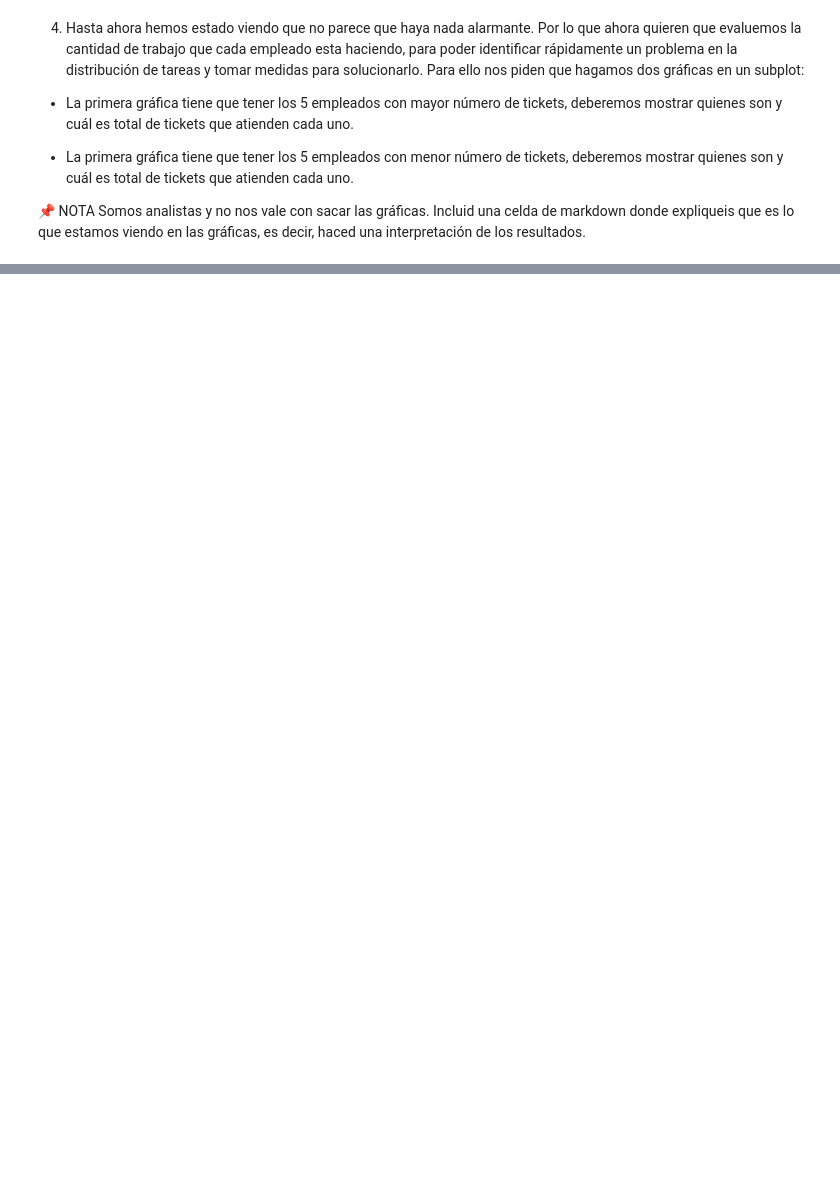
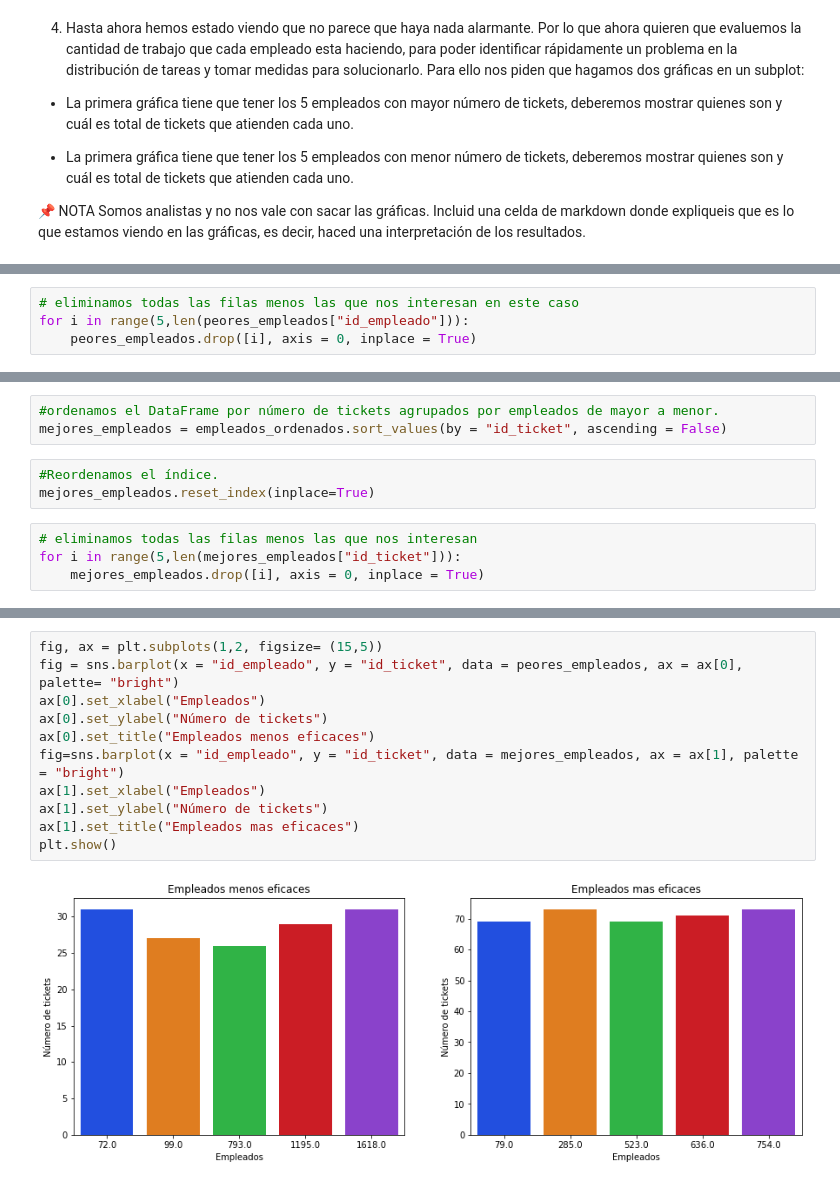
Before and after one commit to Adalab/promo-d-da-modulo2-sprint1-cristina-lidya, a Jupyter notebook: visualizacion/visualización_seaborn-leccion3.ipynb, the cells around one changed output, grey strips where cells are left out. Cells and saved outputs as stored; diff of their text form; blank space fills up the shorter version.

```diff
--- a/visualizacion/visualización_seaborn-leccion3.ipynb
+++ b/visualizacion/visualización_seaborn-leccion3.ipynb
@@ -180,0 +196,4 @@ plt.show()
+# %%
+# eliminamos todas las filas menos las que nos interesan en este caso
+for i in range(5,len(peores_empleados["id_empleado"])):
+    peores_empleados.drop([i], axis = 0, inplace = True)
@@ -180,0 +210,10 @@ plt.show()
+# %%
+#ordenamos el DataFrame por número de tickets agrupados por empleados de mayor a menor.
+mejores_empleados = empleados_ordenados.sort_values(by = "id_ticket", ascending = False)
+# %%
+#Reordenamos el índice.
+mejores_empleados.reset_index(inplace=True)
+# %%
+# eliminamos todas las filas menos las que nos interesan
+for i in range(5,len(mejores_empleados["id_ticket"])):
+    mejores_empleados.drop([i], axis = 0, inplace = True)
@@ -180,0 +230,13 @@ plt.show()
+# %%
+fig, ax = plt.subplots(1,2, figsize= (15,5))
+fig = sns.barplot(x = "id_empleado", y = "id_ticket", data = peores_empleados, ax = ax[0], palette= "bright")
+ax[0].set_xlabel("Empleados")
+ax[0].set_ylabel("Número de tickets")
+ax[0].set_title("Empleados menos eficaces")
+fig=sns.barplot(x = "id_empleado", y = "id_ticket", data = mejores_empleados, ax = ax[1], palette = "bright")
+ax[1].set_xlabel("Empleados")
+ax[1].set_ylabel("Número de tickets")
+ax[1].set_title("Empleados mas eficaces")
+plt.show()
+# %% [output]
+[figure, added]
```
Also changed, not shown: parts of 18 cells of this notebook.
